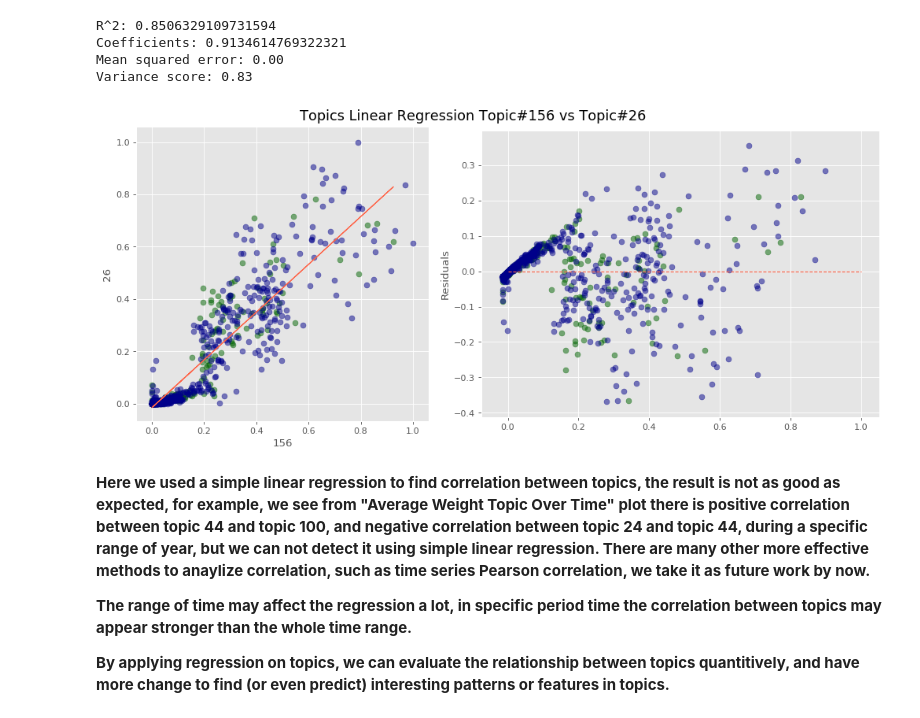
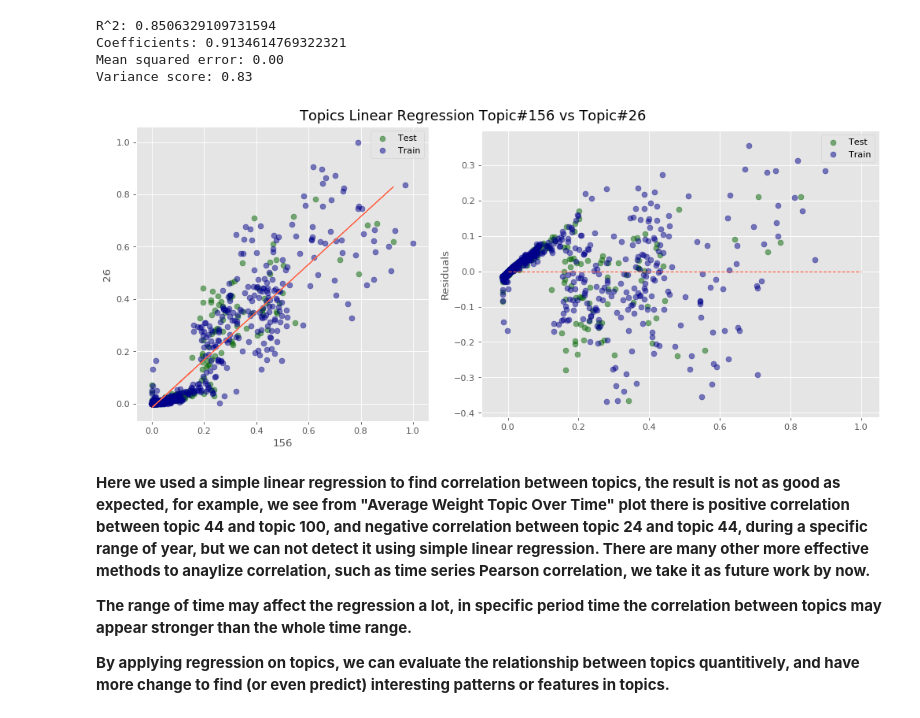
Before and after one commit to xandercai/papers-past-topic-modeling, a Jupyter notebook: 7-applying/1-mining.ipynb, the cells around one changed output. Drawn from its saved outputs; the diff is of its cells as text; code cells hidden in the pictures.

```diff
--- a/7-applying/1-mining.ipynb
+++ b/7-applying/1-mining.ipynb
@@ -454,26 +454,30 @@ Variance score: 0.83
 # %%
 # plot
 fig, axes = plt.subplots(nrows=1, ncols=2, figsize=(13, 5.5), dpi=dpi)
 
 axes[0].scatter(xTest, yTest,  color='darkgreen', s=40, alpha=0.5)
 axes[0].scatter(xTrain, yTrain,  color='darkblue', s=40, alpha=0.5)
+axes[0].legend(('Test', 'Train'))
 axes[0].plot(xTest, yPred, color='tomato', linewidth=1)
 axes[0].set_xlabel(pair[0])
 axes[0].set_ylabel(pair[1])
 axes[0].set_aspect('equal', 'box')
 
 axes[1].scatter(yPred, yPred - yTest, color='darkgreen', s=40, alpha=0.5)
 axes[1].scatter(lr.predict(xTrain), lr.predict(xTrain) - yTrain,  color='darkblue', s=40, alpha=0.5)
 axes[1].hlines(y=0, xmin=0, xmax=1, color='tomato', linewidth=1, linestyle='--')
 axes[1].set_ylabel('Residuals')
 axes[1].set_aspect('equal', 'box')
+axes[1].legend(('Test', 'Train'))
 
 fig.suptitle('Topics Linear Regression Topic#{} vs Topic#{}'.format(pair[0], pair[1]), fontsize=16)
 fig.tight_layout(pad=0, w_pad=0, h_pad=0)
 fig.subplots_adjust(top=0.93, wspace=0)
+
+
 plt.show()
 # %% [output]
-[figure, old version]
+[figure, new version]
 # %% [markdown]
 **Here we used a simple linear regression to find correlation between topics, the result is not as good as expected, for example, we see from "Average Weight Topic Over Time" plot there is positive correlation between topic 44 and topic 100, and negative correlation between topic 24 and topic 44, during a specific range of year, but we can not detect it using simple linear regression. There are many other more effective methods to anaylize correlation, such as time series Pearson correlation, we take it as future work by now.**
 
```
Also changed, not shown: parts of 9 cells of this notebook, 2 other files.
